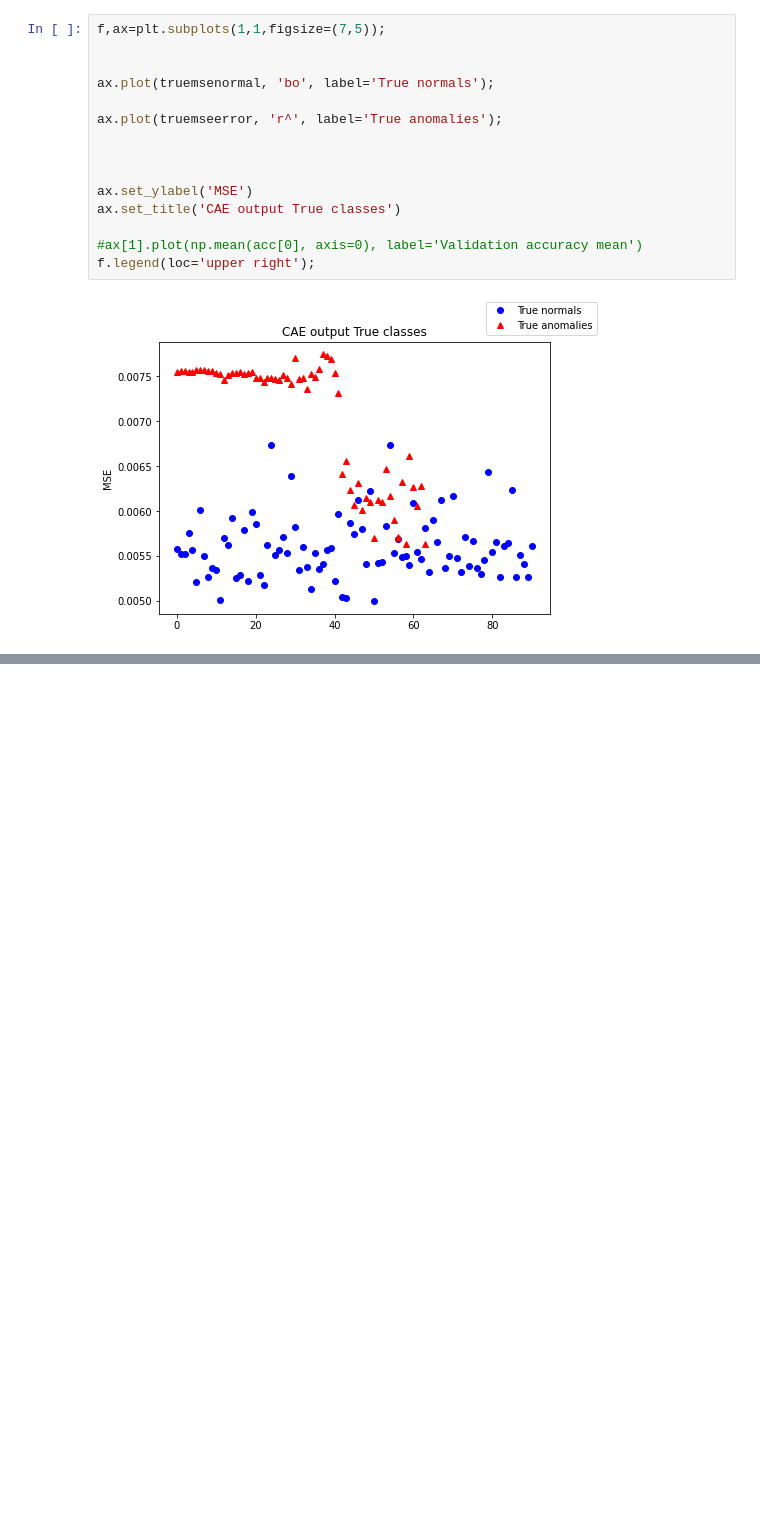
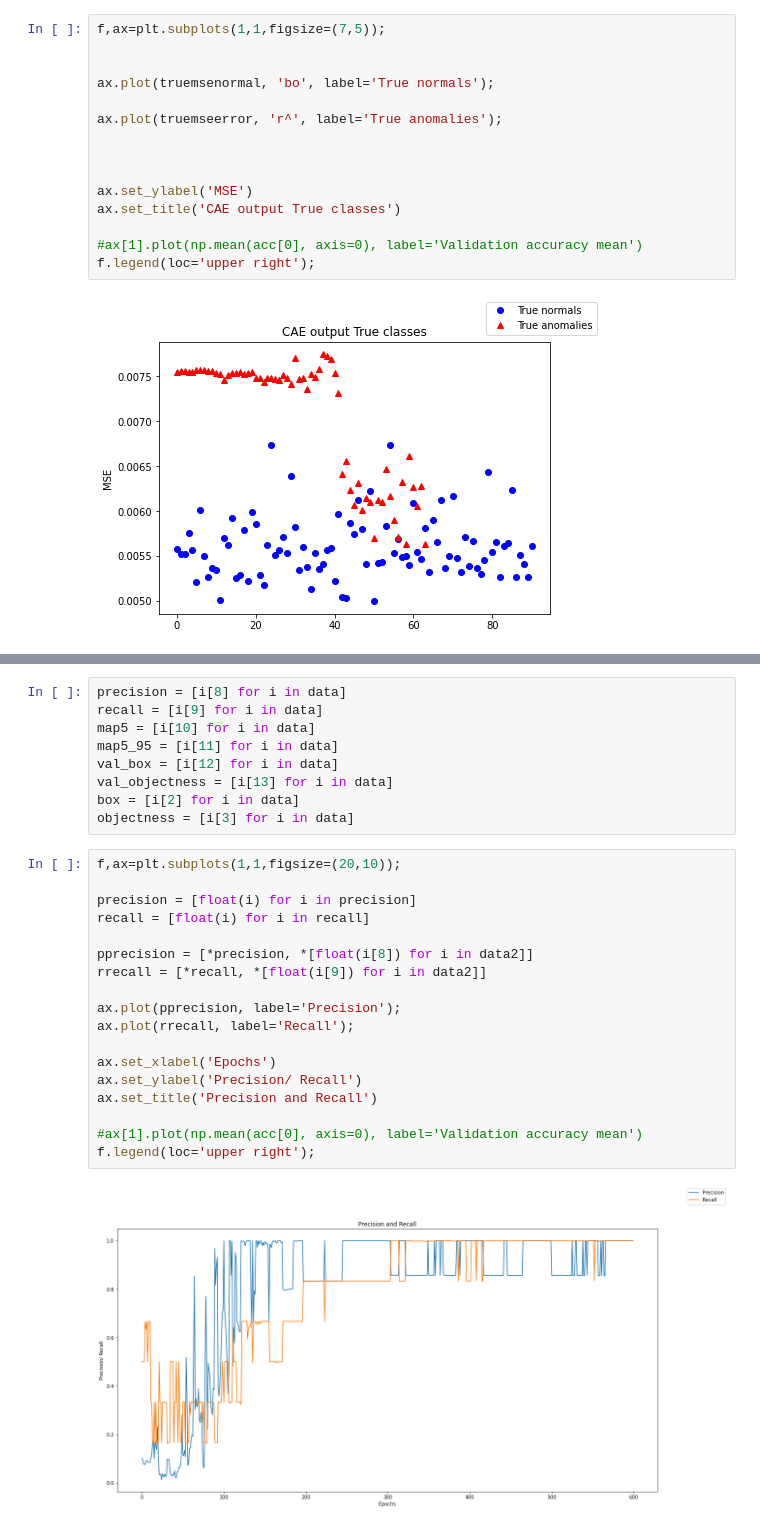
Before and after one commit to anlu1601/Machinelearning-in-wood-industry, a Jupyter notebook: Graphs.ipynb, the cells around one changed output, grey strips where cells are left out. Saved outputs shown, nothing was run; the diff lists cells and outputs as text; blank space fills up the shorter version.

```diff
--- a/Graphs.ipynb
+++ b/Graphs.ipynb
@@ -837,0 +1210,29 @@ print(np.std(times_cpu))
+# %%
+precision = [i[8] for i in data]
+recall = [i[9] for i in data]
+map5 = [i[10] for i in data]
+map5_95 = [i[11] for i in data]
+val_box = [i[12] for i in data]
+val_objectness = [i[13] for i in data]
+box = [i[2] for i in data]
+objectness = [i[3] for i in data]
+# %%
+f,ax=plt.subplots(1,1,figsize=(20,10));
+
+precision = [float(i) for i in precision]
+recall = [float(i) for i in recall]
+
+pprecision = [*precision, *[float(i[8]) for i in data2]]
+rrecall = [*recall, *[float(i[9]) for i in data2]]
+
+ax.plot(pprecision, label='Precision');
+ax.plot(rrecall, label='Recall');
+
+ax.set_xlabel('Epochs')
+ax.set_ylabel('Precision/ Recall')
+ax.set_title('Precision and Recall')
+
+#ax[1].plot(np.mean(acc[0], axis=0), label='Validation accuracy mean')
+f.legend(loc='upper right');
+# %% [output]
+[figure, added]
```
Also changed, not shown: parts of 31 cells of this notebook.
